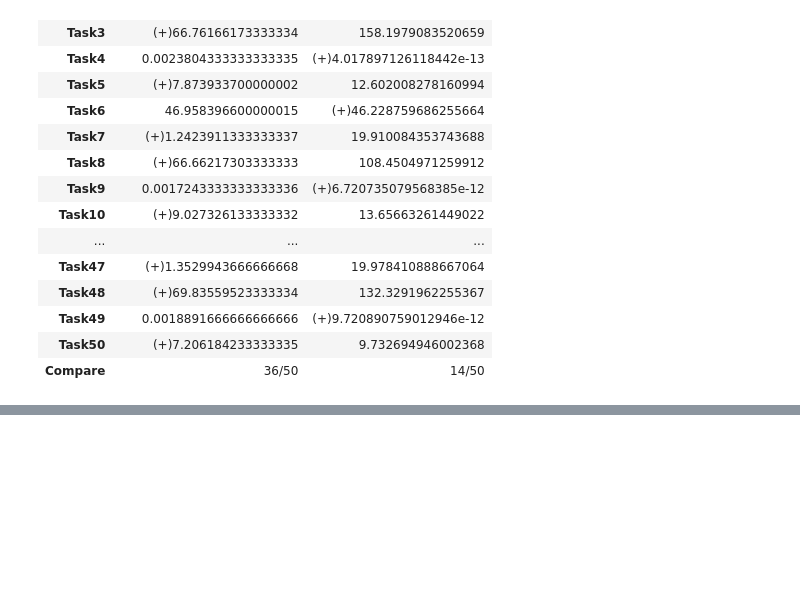
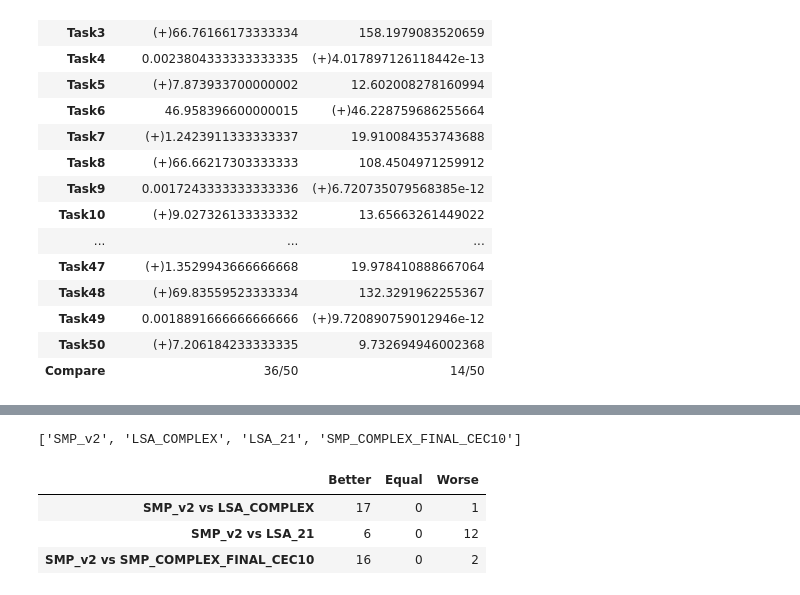
Before and after one commit to KM-MSO/MFEA_MSO, a Jupyter notebook: 7_multi_run.ipynb, the cells around one changed output, grey strips where cells are left out. Cells and saved outputs as stored; diff of their text form; code cells hidden in the pictures; blank space fills up the shorter version.

```diff
--- a/7_multi_run.ipynb
+++ b/7_multi_run.ipynb
@@ -441,0 +456,10 @@ compare.detail_compare_result(min_value=1e-6)
+# %%
+ls_benchmark = []
+ls_IndClass = []
+
+for i in range(3, 4, 1):
+    t, ic = WCCI22_benchmark.get_complex_benchmark(i)
+    ls_benchmark.append(t)
+    ls_IndClass.append(ic)
+
+name_benchmark = np.arange(len(ls_benchmark)) + 1
@@ -441,0 +515,8 @@ compare.detail_compare_result(min_value=1e-6)
+# %%
+compare.summarizing_compare_result()
+# %% [output]
+['SMP_v2', 'LSA_COMPLEX', 'LSA_21', 'SMP_COMPLEX_FINAL_CEC10']
+|  | Better | Equal | Worse |
+| SMP_v2 vs LSA_COMPLEX | 17 | 0 | 1 |
+| SMP_v2 vs LSA_21 | 6 | 0 | 12 |
+| SMP_v2 vs SMP_COMPLEX_FINAL_CEC10 | 16 | 0 | 2 |
```
Also changed, not shown: parts of 9 cells of this notebook, 30 other files.
